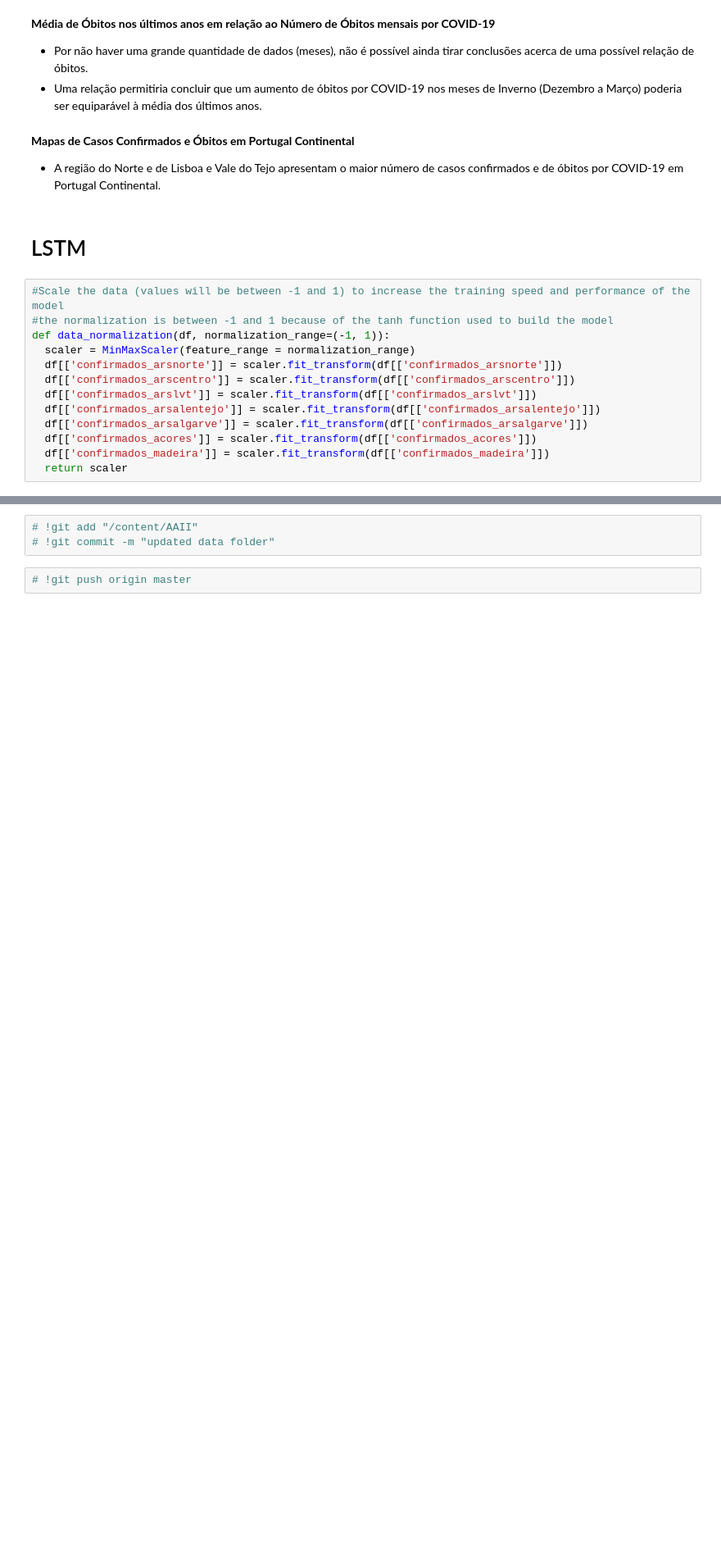
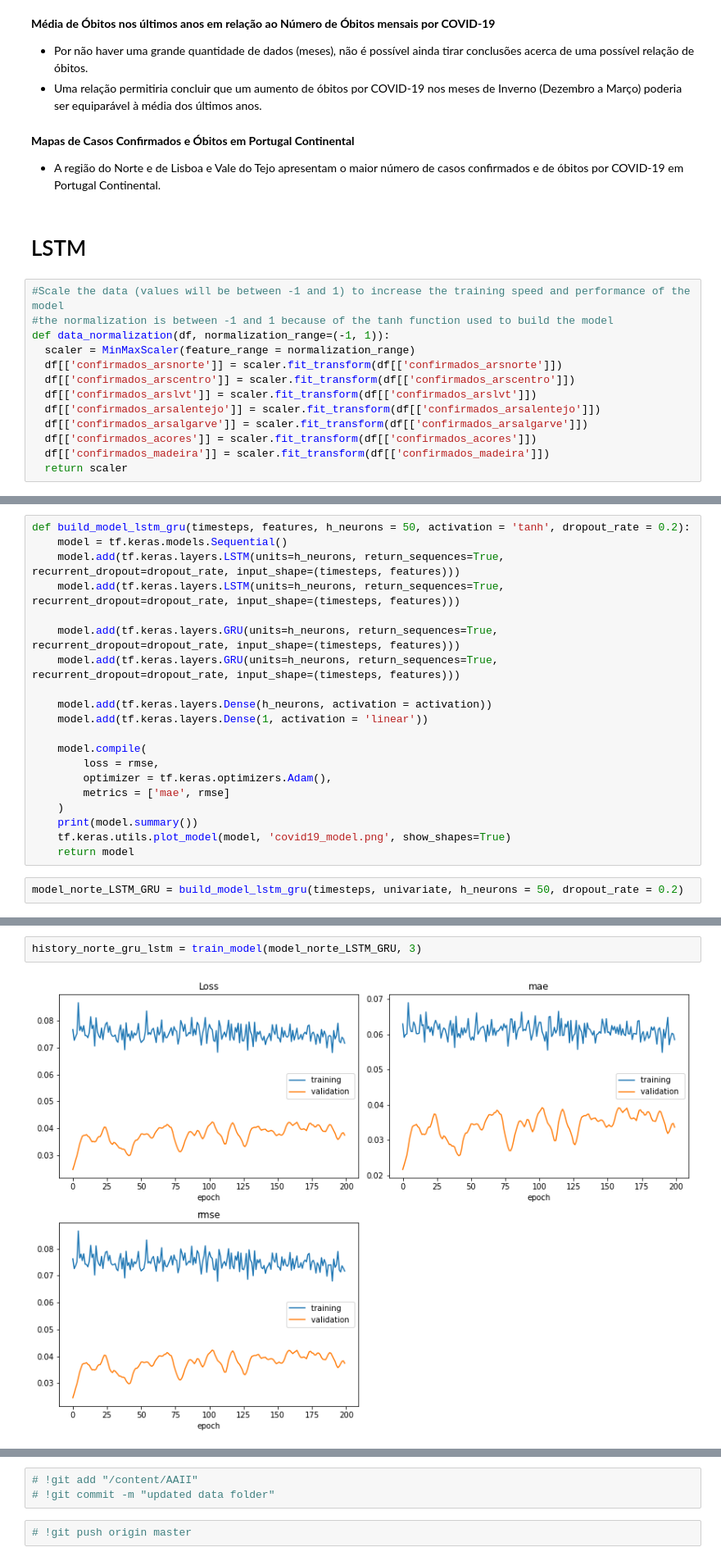
Before and after one commit to xRAFPx/AAII, a Jupyter notebook: Data_Analysis.ipynb, the cells around one changed output, grey strips where cells are left out. Shown at 82% size. Saved outputs shown, nothing was run; the diff lists cells and outputs as text; blank space fills up the shorter version.

```diff
--- a/Data_Analysis.ipynb
+++ b/Data_Analysis.ipynb
@@ -837,0 +1057,22 @@ def data_normalization(df, normalization_range=(-1, 1)):
+# %%
+def build_model_lstm_gru(timesteps, features, h_neurons = 50, activation = 'tanh', dropout_rate = 0.2):
+    model = tf.keras.models.Sequential()
+    model.add(tf.keras.layers.LSTM(units=h_neurons, return_sequences=True, recurrent_dropout=dropout_rate, input_shape=(timesteps, features)))
+    model.add(tf.keras.layers.LSTM(units=h_neurons, return_sequences=True, recurrent_dropout=dropout_rate, input_shape=(timesteps, features)))
+
+    model.add(tf.keras.layers.GRU(units=h_neurons, return_sequences=True, recurrent_dropout=dropout_rate, input_shape=(timesteps, features)))
+    model.add(tf.keras.layers.GRU(units=h_neurons, return_sequences=True, recurrent_dropout=dropout_rate, input_shape=(timesteps, features)))
+
+    model.add(tf.keras.layers.Dense(h_neurons, activation = activation))
+    model.add(tf.keras.layers.Dense(1, activation = 'linear'))
+
+    model.compile(
+		loss = rmse,
+		optimizer = tf.keras.optimizers.Adam(),
+		metrics = ['mae', rmse]
+	)
+    print(model.summary())
+    tf.keras.utils.plot_model(model, 'covid19_model.png', show_shapes=True)
+    return model
+# %%
+model_norte_LSTM_GRU = build_model_lstm_gru(timesteps, univariate, h_neurons = 50, dropout_rate = 0.2)
@@ -837,0 +1097,4 @@ def data_normalization(df, normalization_range=(-1, 1)):
+# %%
+history_norte_gru_lstm = train_model(model_norte_LSTM_GRU, 3)
+# %% [output]
+[figure, added]
```
Also changed, not shown: parts of 58 cells of this notebook.
